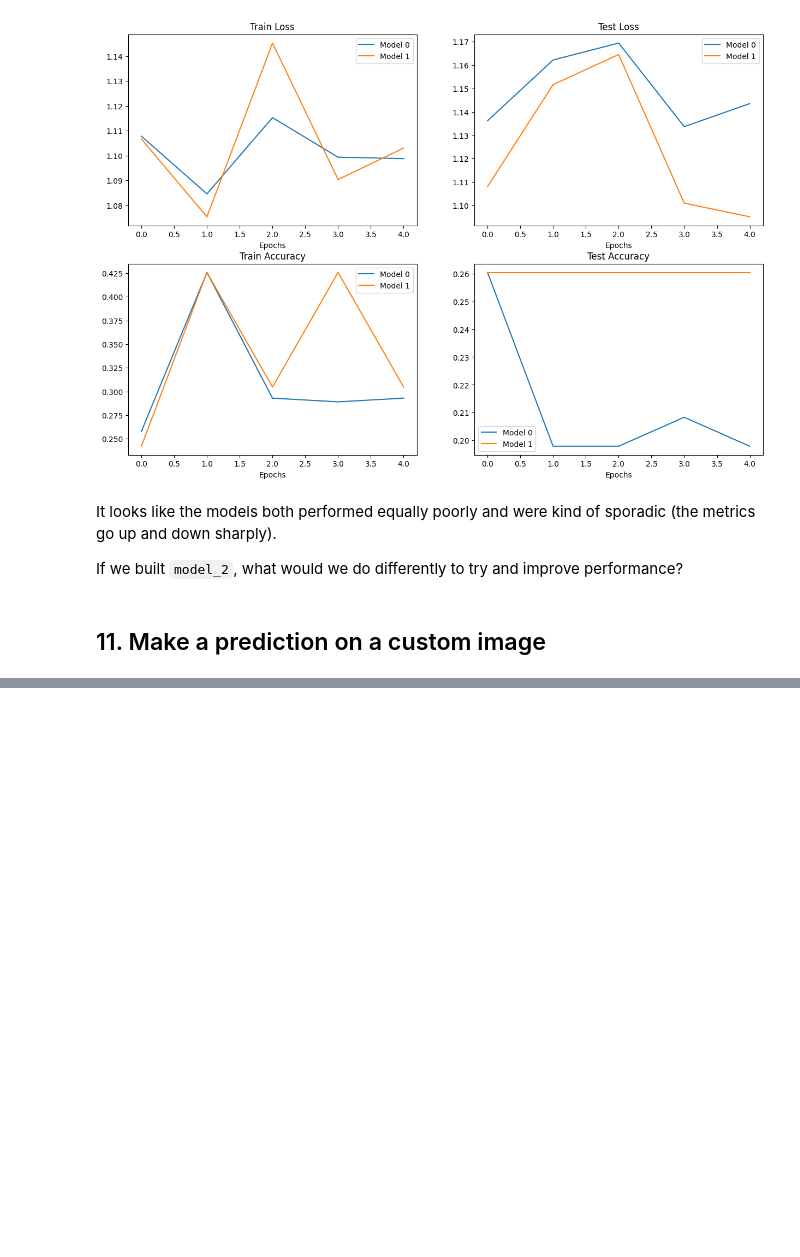
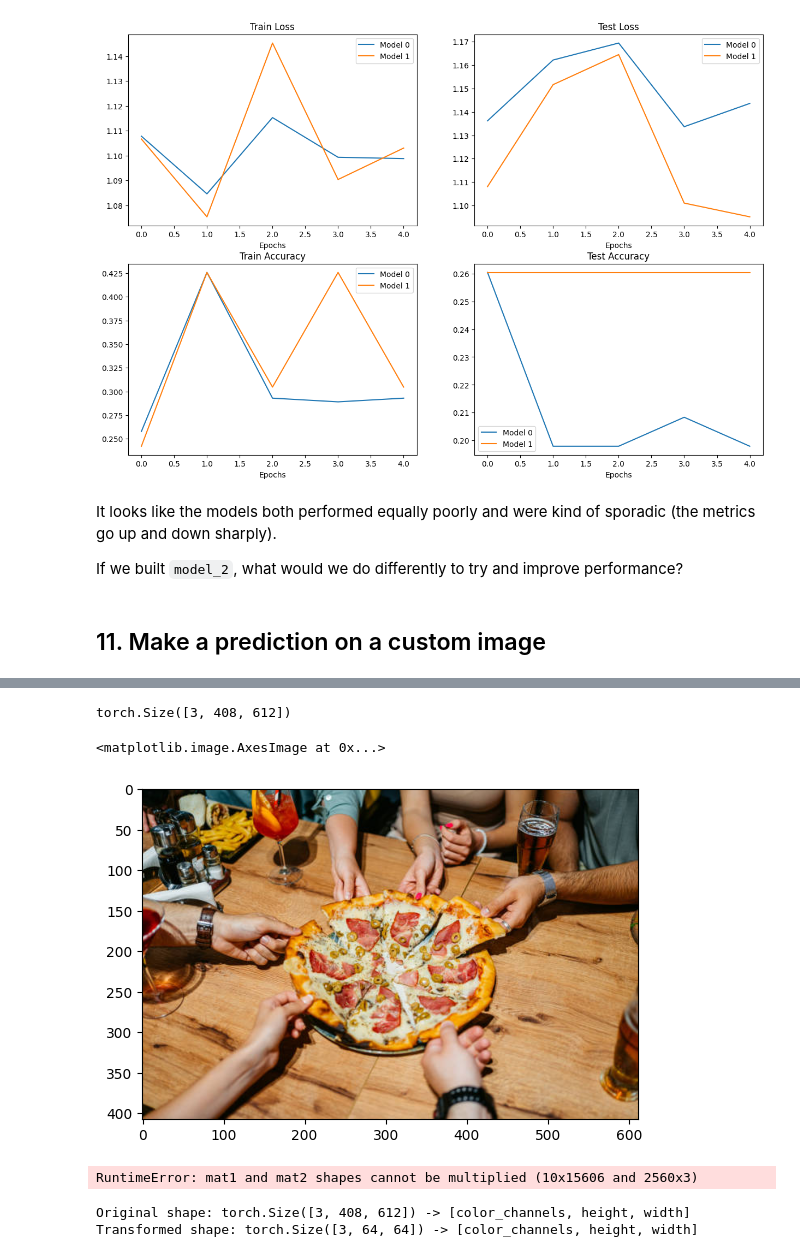
Before and after one commit to lamnhuthoa/pytorch-for-deep-learning, a Jupyter notebook: 04_pytorch_custom_datasets/04_pytorch_custom_datasets.ipynb, the cells around one changed output, grey strips where cells are left out. Cells and saved outputs as stored; diff of their text form; code cells hidden in the pictures; blank space fills up the shorter version.

```diff
--- a/04_pytorch_custom_datasets/04_pytorch_custom_datasets.ipynb
+++ b/04_pytorch_custom_datasets/04_pytorch_custom_datasets.ipynb
@@ -1416,0 +1501,4 @@ If we built `model_2`, what would we do differently to try and improve performan
+# %%
+# Load in the custom image and convert to torch.float32
+custom_image = torchvision.io.read_image(str(custom_image_path)).type(torch.float32) / 255.
+custom_image
@@ -1416,0 +1523,32 @@ If we built `model_2`, what would we do differently to try and improve performan
+# %%
+custom_image.shape
+# %% [output]
+torch.Size([3, 408, 612])
+# %%
+plt.imshow(custom_image.permute(1, 2, 0))
+# %% [output]
+<matplotlib.image.AxesImage at 0x...>
+[figure, added]
+# %%
+# Try to make a prediction on an image in uint8 format
+model_1.eval()
+with torch.inference_mode():
+    model_1(custom_image.to(device))
+# %% [output]
+RuntimeError: mat1 and mat2 shapes cannot be multiplied (10x15606 and 2560x3)
+# %%
+# Create transform pipeline to resize image
+from torchvision import transforms
+custom_image_transform = transforms.Compose([
+    transforms.Resize(size=(64, 64))
+])
+
+# Transform target image
+custom_image_transformed = custom_image_transform(custom_image)
+
+# Print out the shapes
+print(f"Original shape: {custom_image.shape} -> [color_channels, height, width]")
+print(f"Transformed shape: {custom_image_transformed.shape} -> [color_channels, height, width]")
+# %% [output]
+Original shape: torch.Size([3, 408, 612]) -> [color_channels, height, width]
+Transformed shape: torch.Size([3, 64, 64]) -> [color_channels, height, width]
```
Also changed, not shown: parts of 37 cells of this notebook, 2 other files.
